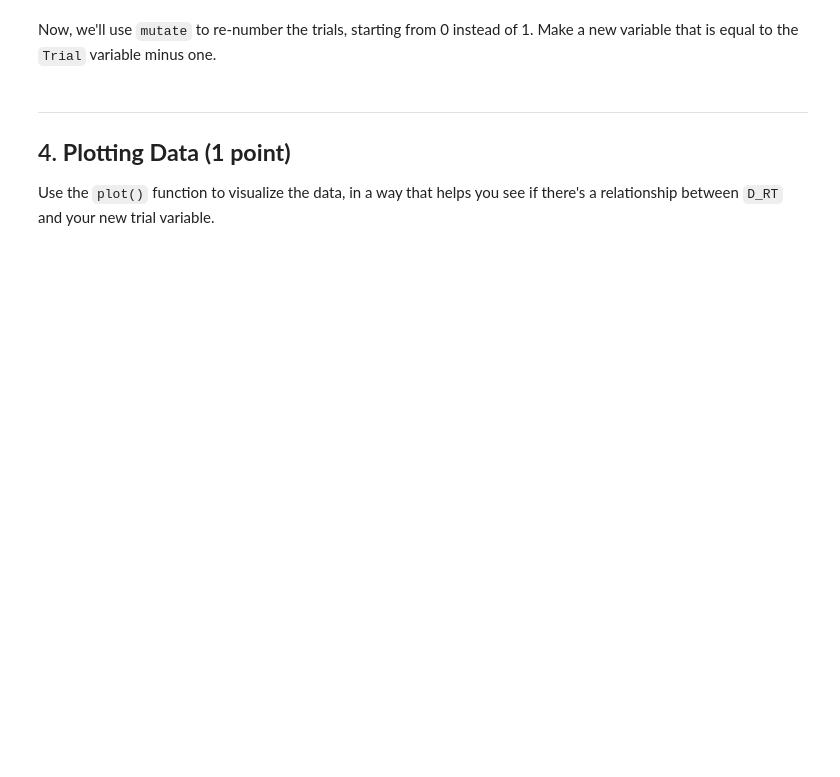
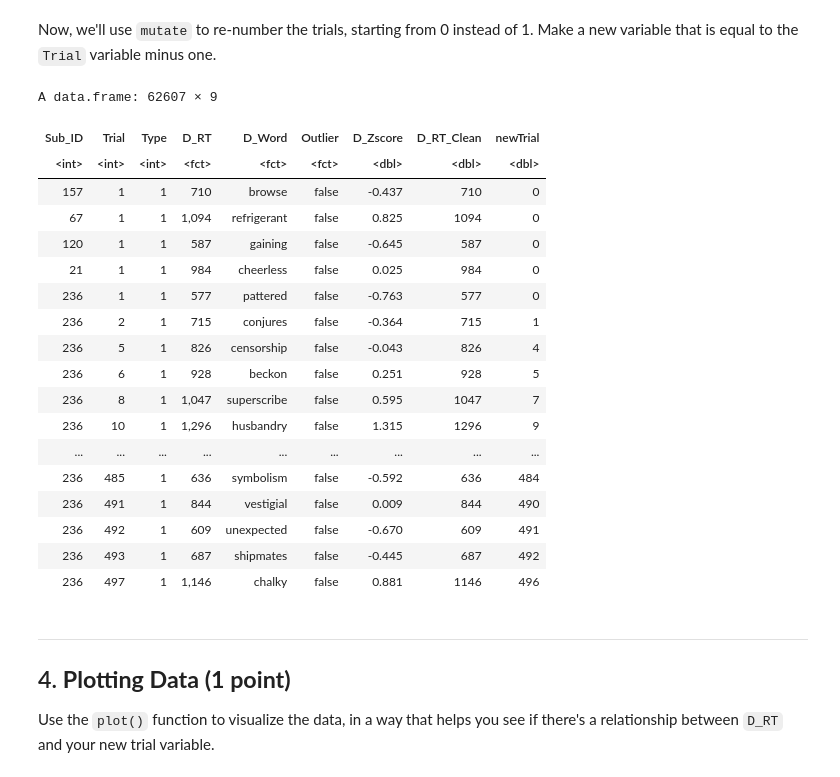
Before and after one commit to jluetkeh/Luetkehans_DSPN_S22, a Jupyter notebook: JosephLuetkehansHW2.ipynb, the cells around one changed output. Cells and saved outputs as stored; diff of their text form; code cells hidden in the pictures; blank space fills up the shorter version.

```diff
--- a/JosephLuetkehansHW2.ipynb
+++ b/JosephLuetkehansHW2.ipynb
@@ -59,3 +111,28 @@ Now, we'll use `mutate` to re-number the trials, starting from 0 instead of 1. M
+# %%
+lexDataClean <- lexDataClean %>%
+mutate(newTrial = Trial - 1)
+
+lexDataClean
+# %% [output]
+A data.frame: 62607 × 9
+| Sub_ID | Trial | Type | D_RT | D_Word | Outlier | D_Zscore | D_RT_Clean | newTrial |
+| <int> | <int> | <int> | <fct> | <fct> | <fct> | <dbl> | <dbl> | <dbl> |
+| 157 | 1 | 1 | 710 | browse | false | -0.437 | 710 | 0 |
+| 67 | 1 | 1 | 1,094 | refrigerant | false | 0.825 | 1094 | 0 |
+| 120 | 1 | 1 | 587 | gaining | false | -0.645 | 587 | 0 |
+| 21 | 1 | 1 | 984 | cheerless | false | 0.025 | 984 | 0 |
+| 236 | 1 | 1 | 577 | pattered | false | -0.763 | 577 | 0 |
+| 236 | 2 | 1 | 715 | conjures | false | -0.364 | 715 | 1 |
+| 236 | 5 | 1 | 826 | censorship | false | -0.043 | 826 | 4 |
+| 236 | 6 | 1 | 928 | beckon | false | 0.251 | 928 | 5 |
+| 236 | 8 | 1 | 1,047 | superscribe | false | 0.595 | 1047 | 7 |
+| 236 | 10 | 1 | 1,296 | husbandry | false | 1.315 | 1296 | 9 |
+| ... | ... | ... | ... | ... | ... | ... | ... | ... |
+| 236 | 485 | 1 | 636 | symbolism | false | -0.592 | 636 | 484 |
+| 236 | 491 | 1 | 844 | vestigial | false | 0.009 | 844 | 490 |
+| 236 | 492 | 1 | 609 | unexpected | false | -0.670 | 609 | 491 |
+| 236 | 493 | 1 | 687 | shipmates | false | -0.445 | 687 | 492 |
+| 236 | 497 | 1 | 1,146 | chalky | false | 0.881 | 1146 | 496 |
 # %% [markdown]
 ---
 ## 4. **Plotting Data (1 point)**
```
Also changed, not shown: parts of 12 cells of this notebook.
